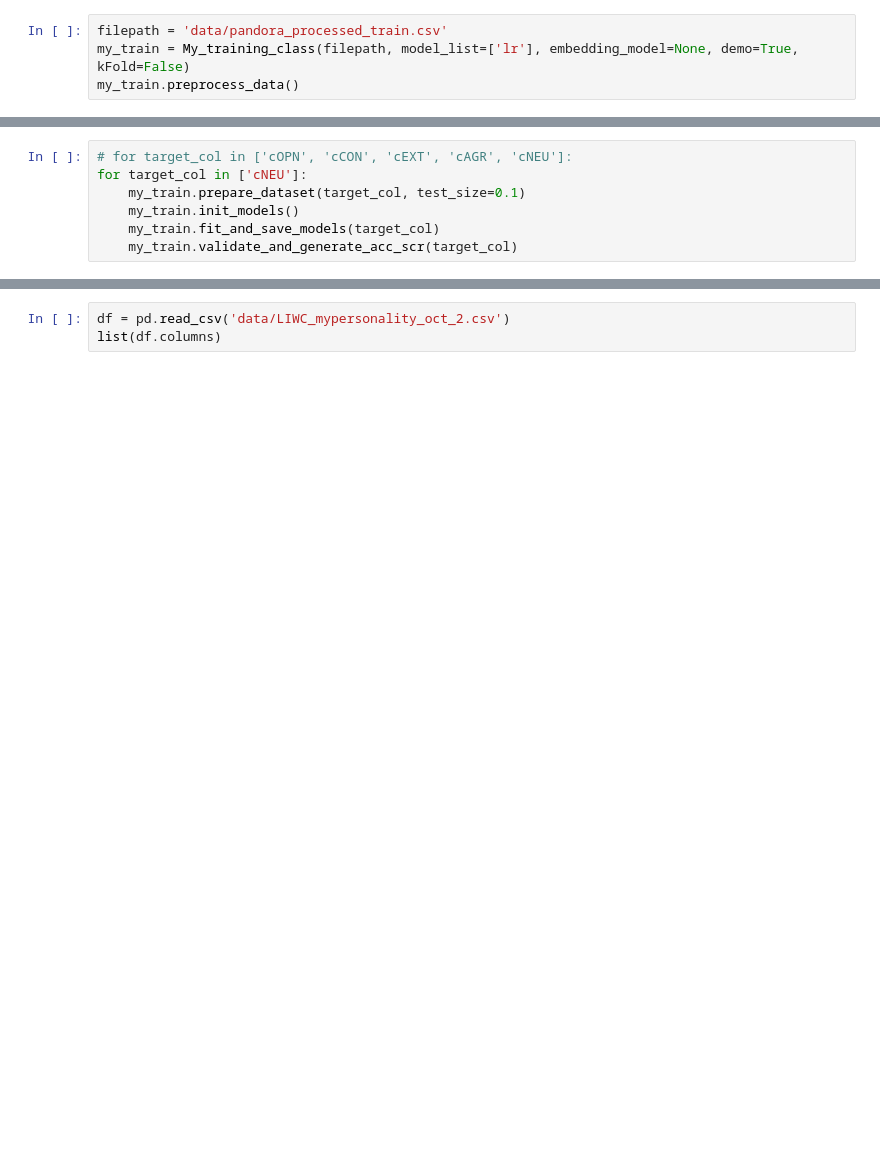
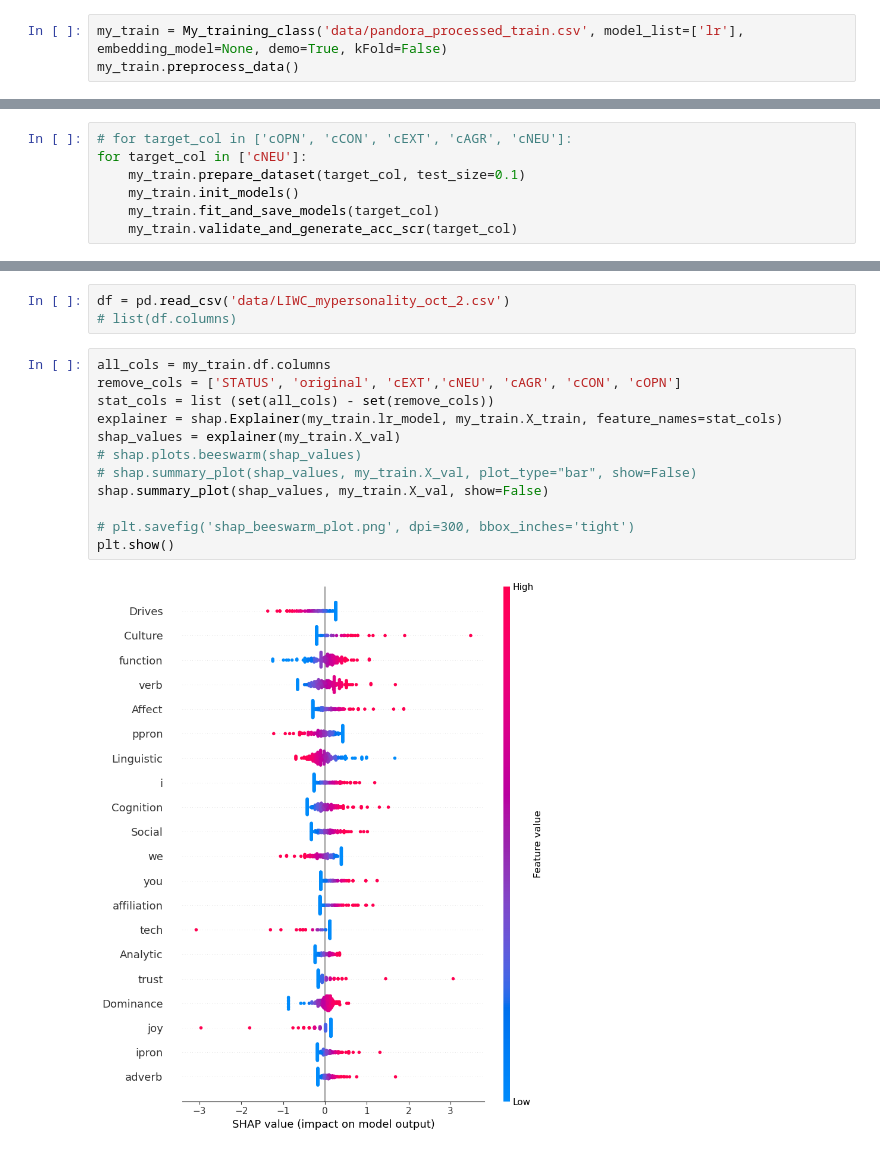
Before and after one commit to JulinaM/PersonaClassifier, a Jupyter notebook: 4_shap.ipynb, the cells around one changed output, grey strips where cells are left out. Saved outputs shown, nothing was run; the diff lists cells and outputs as text; blank space fills up the shorter version.

```diff
--- a/4_shap.ipynb
+++ b/4_shap.ipynb
@@ -16,6 +16,5 @@ logging.basicConfig(filename=f'{PersonaClassifier.ckpt }/log_{PersonaClassifier.
 # %% [output]
 [interactive output not drawn]
 # %%
-filepath = 'data/pandora_processed_train.csv'
-my_train = My_training_class(filepath, model_list=['lr'], embedding_model=None, demo=True, kFold=False)
+my_train = My_training_class('data/pandora_processed_train.csv', model_list=['lr'], embedding_model=None, demo=True, kFold=False)
 my_train.preprocess_data()
@@ -47,3 +47,17 @@ explain_SHAP(my_train, False)
 # %%
 df = pd.read_csv('data/LIWC_mypersonality_oct_2.csv')
-list(df.columns)
+# list(df.columns)
+# %%
+all_cols = my_train.df.columns
+remove_cols = ['STATUS', 'original', 'cEXT','cNEU', 'cAGR', 'cCON', 'cOPN']
+stat_cols = list (set(all_cols) - set(remove_cols))
+explainer = shap.Explainer(my_train.lr_model, my_train.X_train, feature_names=stat_cols)
+shap_values = explainer(my_train.X_val)
+# shap.plots.beeswarm(shap_values)
+# shap.summary_plot(shap_values, my_train.X_val, plot_type="bar", show=False)
+shap.summary_plot(shap_values, my_train.X_val, show=False)
+
+# plt.savefig('shap_beeswarm_plot.png', dpi=300, bbox_inches='tight')
+plt.show()
+# %% [output]
+[figure, added]
```
Also changed, not shown: parts of 4 cells of this notebook, 3 other files.
